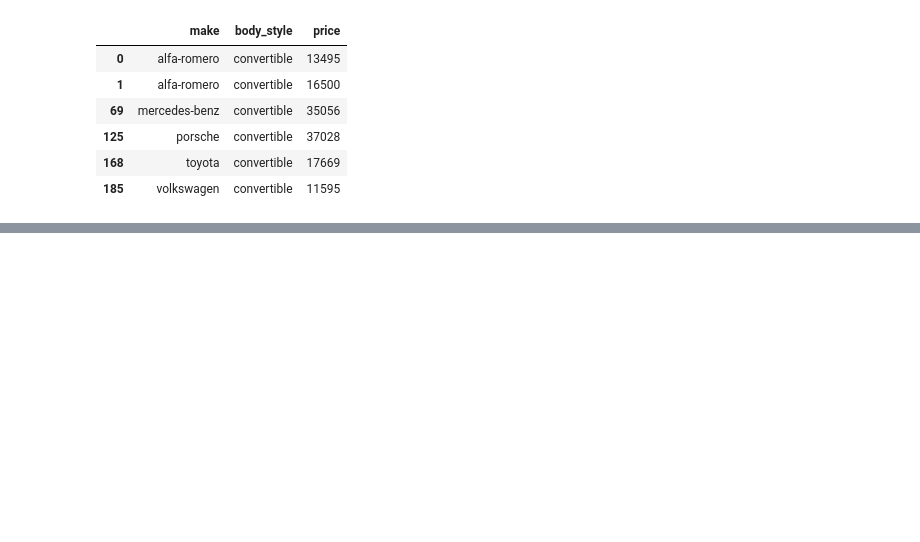
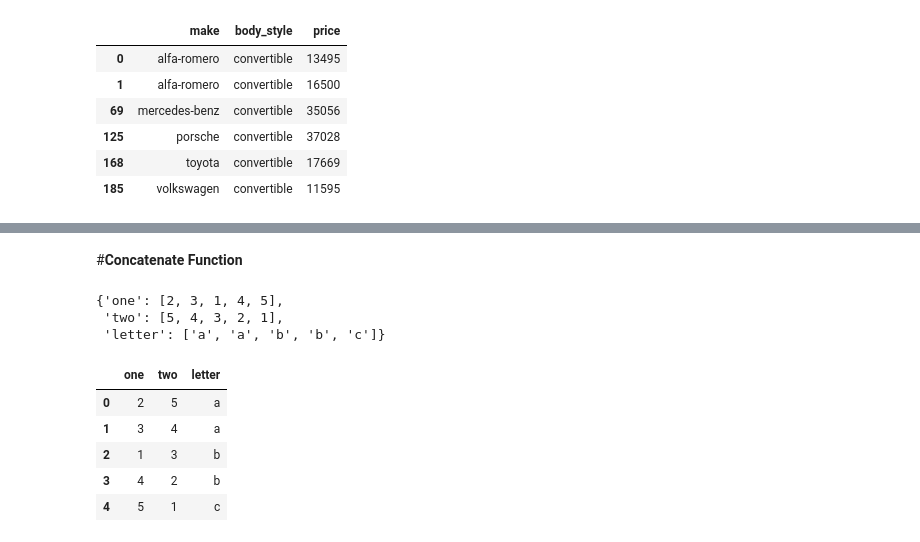
Before and after one commit to Franchertz/Python-Learning, a Jupyter notebook: Pandas_Pandas_Describe_Function.ipynb, the cells around one changed output, grey strips where cells are left out. Cells and saved outputs as stored; diff of their text form; code cells hidden in the pictures; blank space fills up the shorter version.

```diff
--- a/Pandas_Pandas_Describe_Function.ipynb
+++ b/Pandas_Pandas_Describe_Function.ipynb
@@ -239,0 +337,12 @@ data_auto[(data_auto['body_style']=='convertible') & (data_auto['price']<50000)]
+# %% [markdown]
+#**Concatenate Function**
+# %%
+mm = {'one':[2,3,1,4,5],
+      'two':[5,4,3,2,1],
+      'letter':['a','a','b','b','c']} #creating a dictionary
+
+mm
+# %% [output]
+{'one': [2, 3, 1, 4, 5],
+ 'two': [5, 4, 3, 2, 1],
+ 'letter': ['a', 'a', 'b', 'b', 'c']}
@@ -239,0 +351,9 @@ data_auto[(data_auto['body_style']=='convertible') & (data_auto['price']<50000)]
+# %%
+mm1
+# %% [output]
+|  | one | two | letter |
+| 0 | 2 | 5 | a |
+| 1 | 3 | 4 | a |
+| 2 | 1 | 3 | b |
+| 3 | 4 | 2 | b |
+| 4 | 5 | 1 | c |
```
Also changed, not shown: parts of 23 cells of this notebook.
